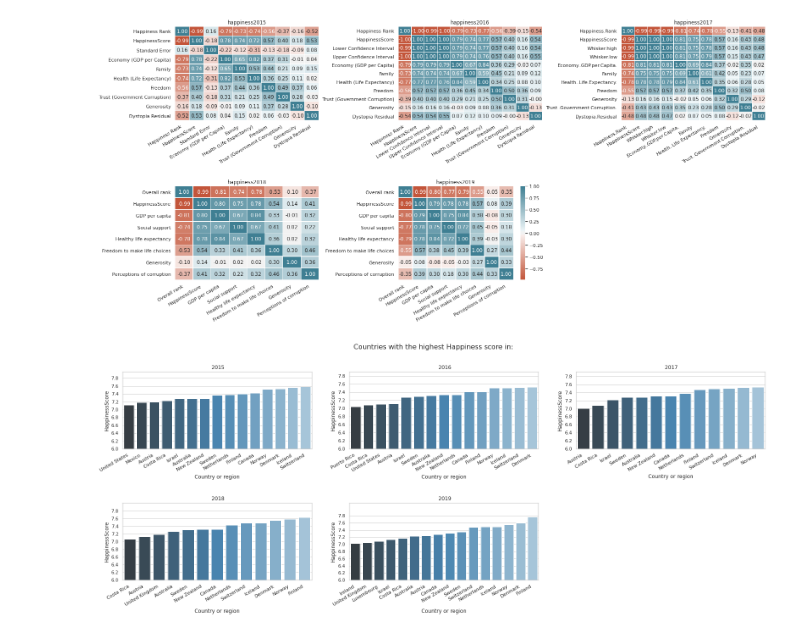
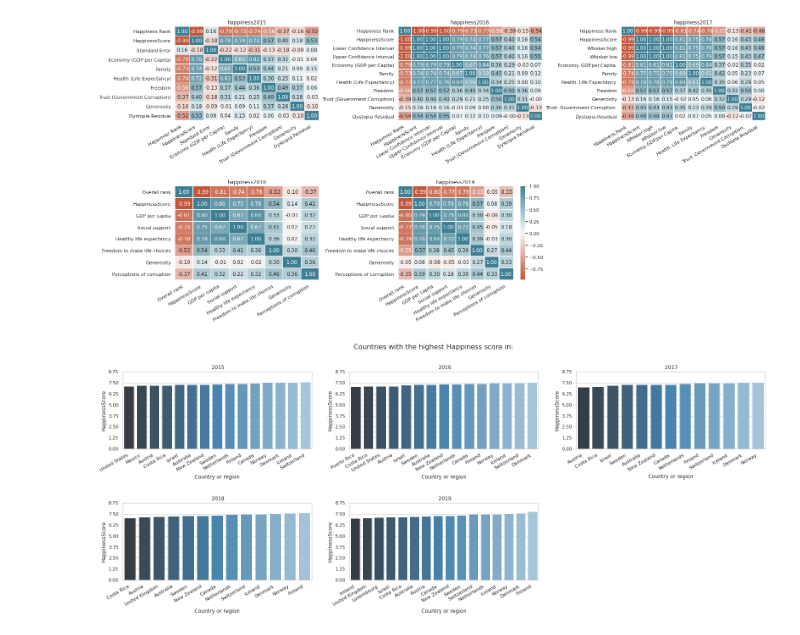
Before and after one commit to ArminD93/WorldHappinessReport, a Jupyter notebook: WorldHappinessReport_podsumowanie.ipynb, the cells around one changed output. Saved outputs shown, nothing was run; the diff lists cells and outputs as text; code cells hidden in the pictures.

```diff
--- a/WorldHappinessReport_podsumowanie.ipynb
+++ b/WorldHappinessReport_podsumowanie.ipynb
@@ -138,33 +138,32 @@ cols = 3
 rows = 2
 x_data_id = 0
 
 
 fig = plt.figure(figsize=(27,9))
 fig.subplots_adjust(hspace=0.7, wspace=0.2)
 
 for i in range(1, 6):
       fig.add_subplot(rows, cols, i)
       report      = [ val for val in reports_dict.values() ][reportNo]
       report_name = [ key for key in reports_dict.keys()   ][reportNo].split('happiness')[1]
 
       happinessGreaterthan7 = report['HappinessScore'] >= 7
       Sortedhappiness = report[happinessGreaterthan7].sort_values(by='HappinessScore')
 
 
       g = sns.barplot(  data=Sortedhappiness, x=x_data[x_data_id],  y='HappinessScore', palette='Blues_d'  )
 
       g.set( xlabel='Country or region', ylabel='HappinessScore', title=' {}'.format(report_name))
       g.set_xticklabels( g.get_xticklabels(), rotation=30,  horizontalalignment='right', fontweight='light' )
-      g.set_yticks(np.arange(0, 8, step=0.2))
-      plt.ylim(ymin=6)
+      g.set_yticks(np.arange(0, 9, step=1.25))
 
 
       fig.suptitle('Countries with the highest Happiness score in:', fontsize=16)
 
       reportNo  += 1
       x_data_id += 1
 
 
 plt.show()
 # %% [output]
-[figure, old version]
+[figure, new version]
```
Also changed, not shown: parts of 1 cell of this notebook.
